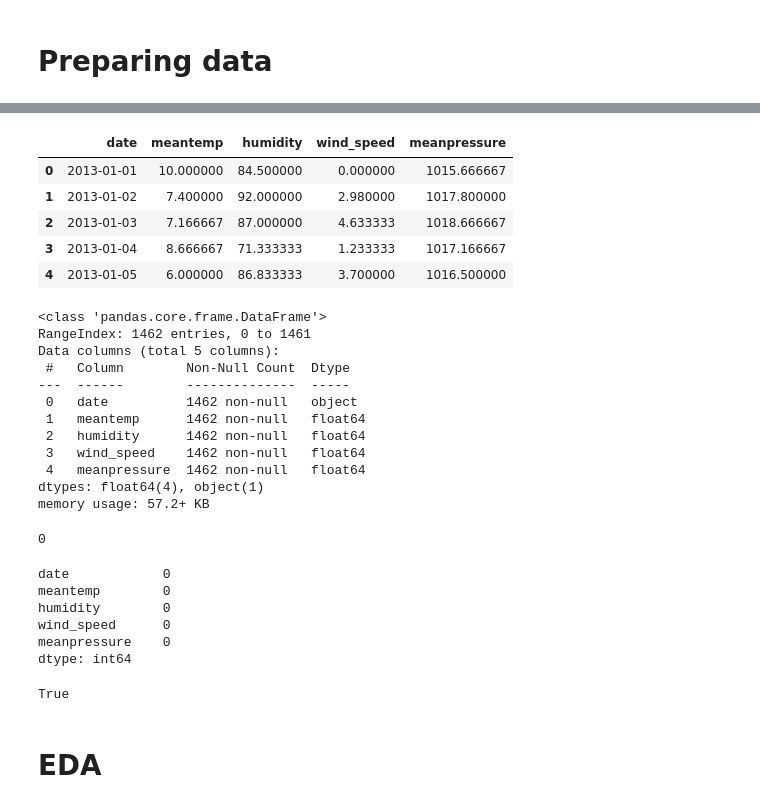
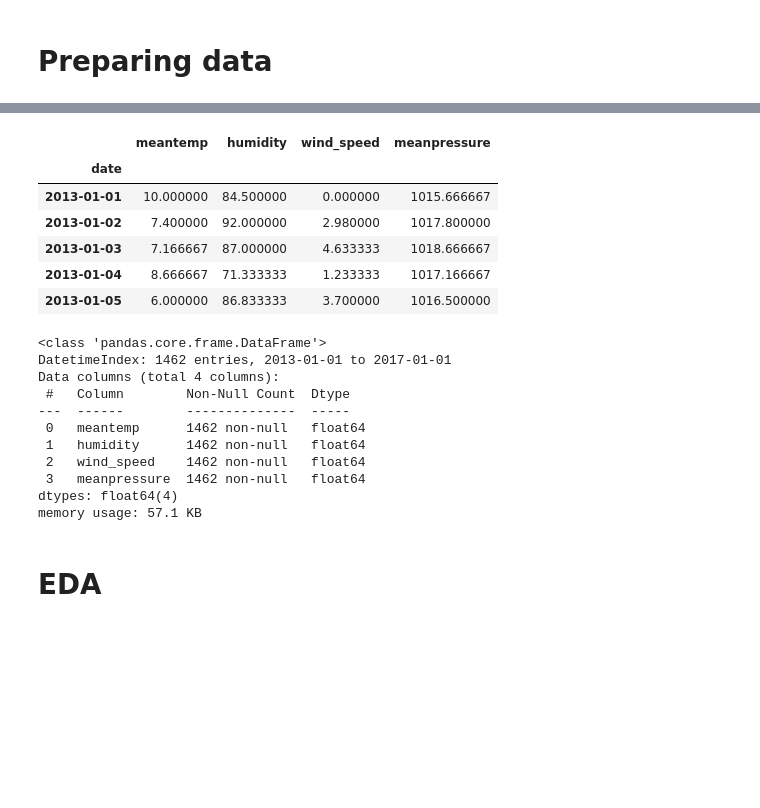
Before and after one commit to Vladoss9/Time-Series-Forecasting, a Jupyter notebook: project1.ipynb, the cells around one changed output, grey strips where cells are left out. Drawn from its saved outputs; the diff is of its cells as text; code cells hidden in the pictures; blank space fills up the shorter version.

```diff
--- a/project1.ipynb
+++ b/project1.ipynb
@@ -33,4 +16,5 @@ memory usage: 68.6+ KB
 # %%
-data_2 = pd.read_csv('/kaggle/input/daily-climate-time-series-data/DailyDelhiClimateTrain.csv')
-data_2.describe()
+data = pd.read_csv('/kaggle/input/daily-climate-time-series-data/DailyDelhiClimateTrain.csv', index_col = [0],  parse_dates = [0])
+data.sort_index(ascending = True)
+print(data.index.is_monotonic_increasing)
 # %% [output]
@@ -46,9 +22,10 @@ data_2.describe()
 # %%
-data_2.head()
+data.head()
 # %% [output]
-|  | date | meantemp | humidity | wind_speed | meanpressure |
-| 0 | 2013-01-01 | 10.000000 | 84.500000 | 0.000000 | 1015.666667 |
-| 1 | 2013-01-02 | 7.400000 | 92.000000 | 2.980000 | 1017.800000 |
-| 2 | 2013-01-03 | 7.166667 | 87.000000 | 4.633333 | 1018.666667 |
-| 3 | 2013-01-04 | 8.666667 | 71.333333 | 1.233333 | 1017.166667 |
-| 4 | 2013-01-05 | 6.000000 | 86.833333 | 3.700000 | 1016.500000 |
+|  | meantemp | humidity | wind_speed | meanpressure |
+| date |  |  |  |  |
+| 2013-01-01 | 10.000000 | 84.500000 | 0.000000 | 1015.666667 |
+| 2013-01-02 | 7.400000 | 92.000000 | 2.980000 | 1017.800000 |
+| 2013-01-03 | 7.166667 | 87.000000 | 4.633333 | 1018.666667 |
+| 2013-01-04 | 8.666667 | 71.333333 | 1.233333 | 1017.166667 |
+| 2013-01-05 | 6.000000 | 86.833333 | 3.700000 | 1016.500000 |
@@ -57,36 +32,14 @@ data_2.head()
 # %%
-data_2.info()
+data.info()
 # %% [output]
 <class 'pandas.core.frame.DataFrame'>
-RangeIndex: 1462 entries, 0 to 1461
-Data columns (total 5 columns):
+DatetimeIndex: 1462 entries, 2013-01-01 to 2017-01-01
+Data columns (total 4 columns):
  #   Column        Non-Null Count  Dtype
 ---  ------        --------------  -----
- 0   date          1462 non-null   object
- 1   meantemp      1462 non-null   float64
- 2   humidity      1462 non-null   float64
- 3   wind_speed    1462 non-null   float64
- 4   meanpressure  1462 non-null   float64
-dtypes: float64(4), object(1)
-memory usage: 57.2+ KB
+ 0   meantemp      1462 non-null   float64
+ 1   humidity      1462 non-null   float64
+ 2   wind_speed    1462 non-null   float64
+ 3   meanpressure  1462 non-null   float64
+dtypes: float64(4)
+memory usage: 57.1 KB
-# %%
-count_d = data_2.duplicated().sum()
-print(count_d)
-# %% [output]
-0
-# %%
-count = data_2.isnull().sum()
-print(count)
-# %% [output]
-date            0
-meantemp        0
-humidity        0
-wind_speed      0
-meanpressure    0
-dtype: int64
-# %%
-data_2 = pd.read_csv('/kaggle/input/daily-climate-time-series-data/DailyDelhiClimateTrain.csv', parse_dates = ['date'], index_col = 'date')
-data_2 = data_2.sort_index(ascending = True)
-print(data_2.index.is_monotonic_increasing)
-# %% [output]
-True
```
Also changed, not shown: parts of 19 cells of this notebook.
